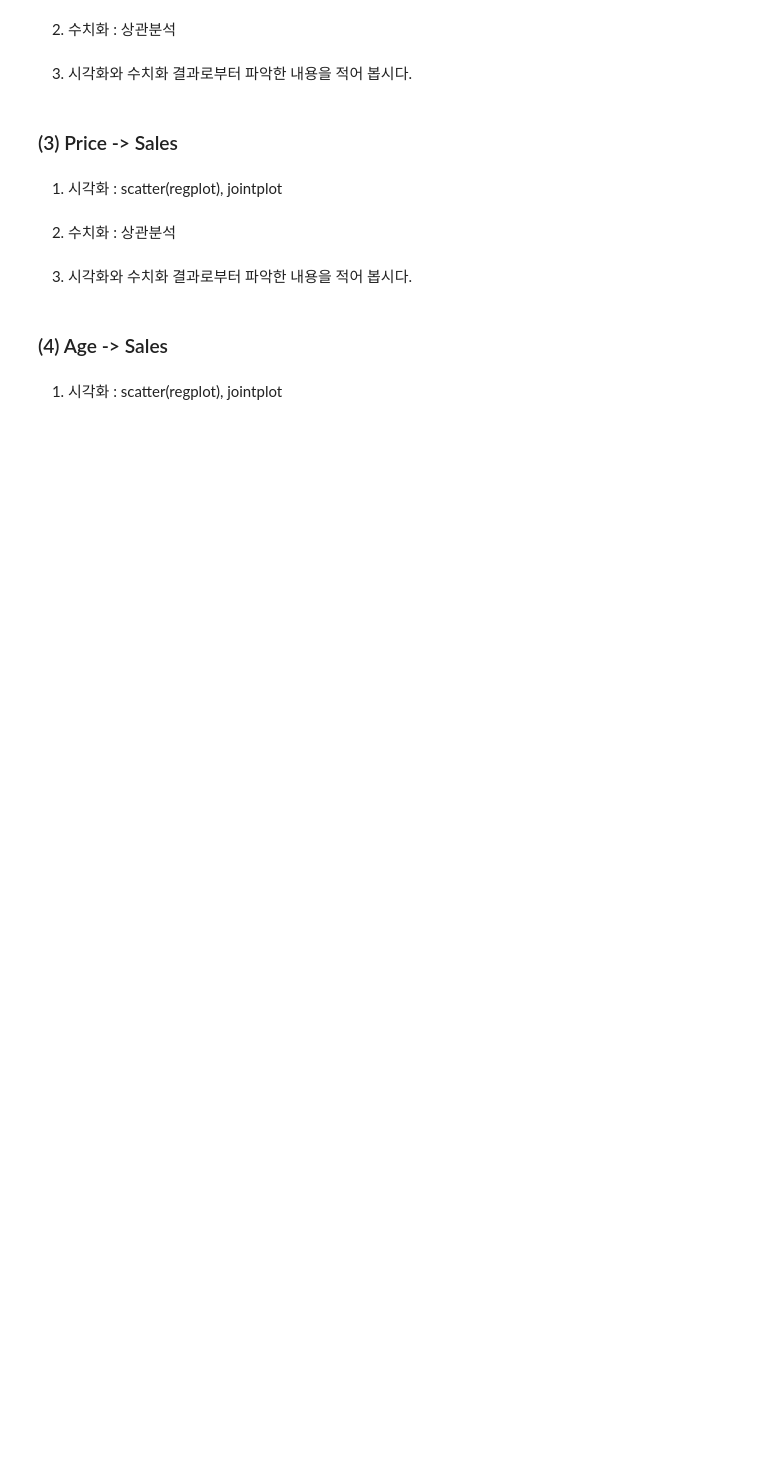
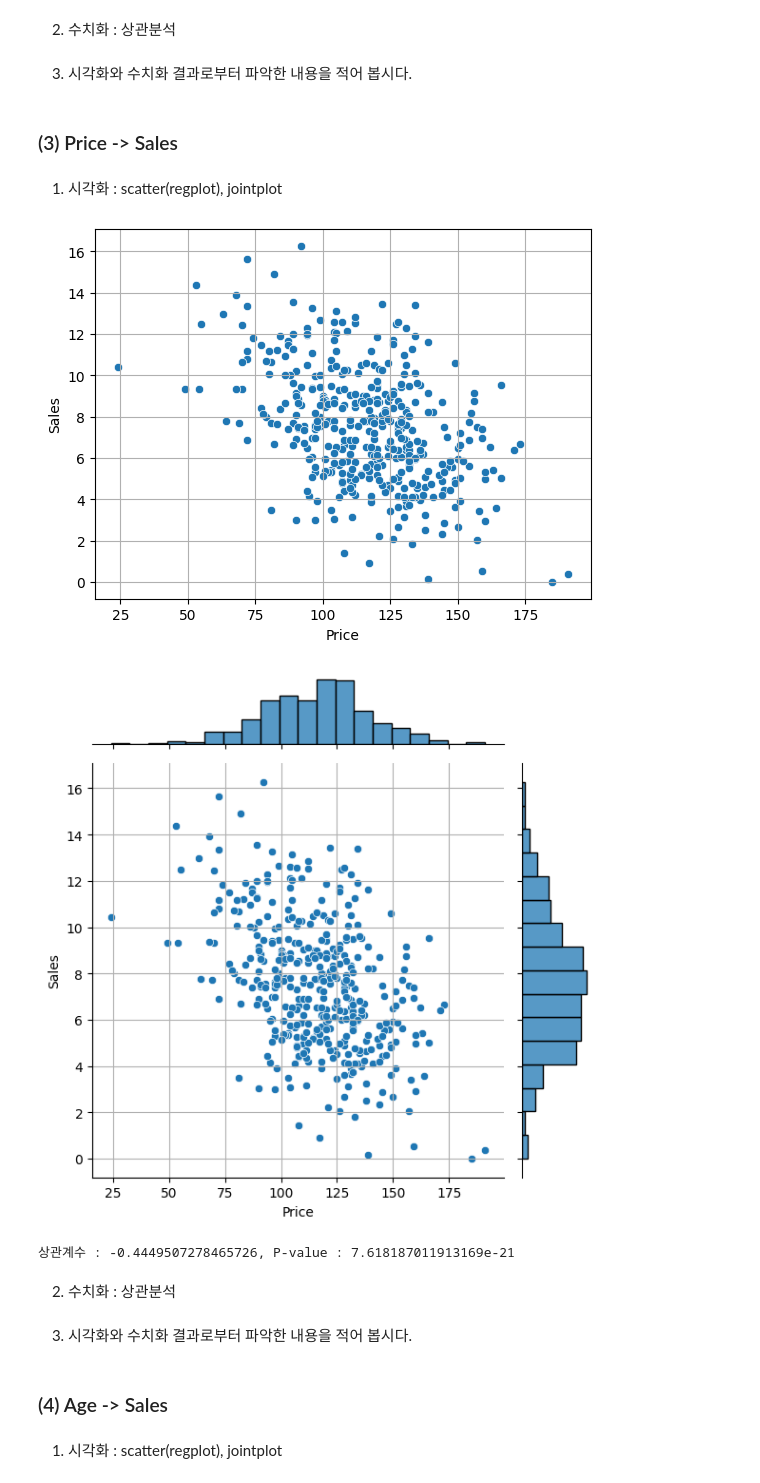
Before and after one commit to chrisseo2002/Data_Analysis, a Jupyter notebook: 08_종합실습2_이변량분석(y-숫자).ipynb, the cells around one changed output. Cells and saved outputs as stored; diff of their text form; code cells hidden in the pictures; blank space fills up the shorter version.

```diff
--- a/08_종합실습2_이변량분석(y-숫자).ipynb
+++ b/08_종합실습2_이변량분석(y-숫자).ipynb
@@ -64,5 +106,11 @@ target = 'Sales'
 ### (3) Price -> Sales
 # %% [markdown]
 1) 시각화 : scatter(regplot), jointplot
+# %%
+eda_2_nn(data, 'Price', target)
+# %% [output]
+[figure, added]
+[figure, added]
+상관계수 : -0.4449507278465726, P-value : 7.618187011913169e-21
 # %% [markdown]
 2) 수치화 : 상관분석
```
Also changed, not shown: parts of 32 cells of this notebook, 2 other files.
